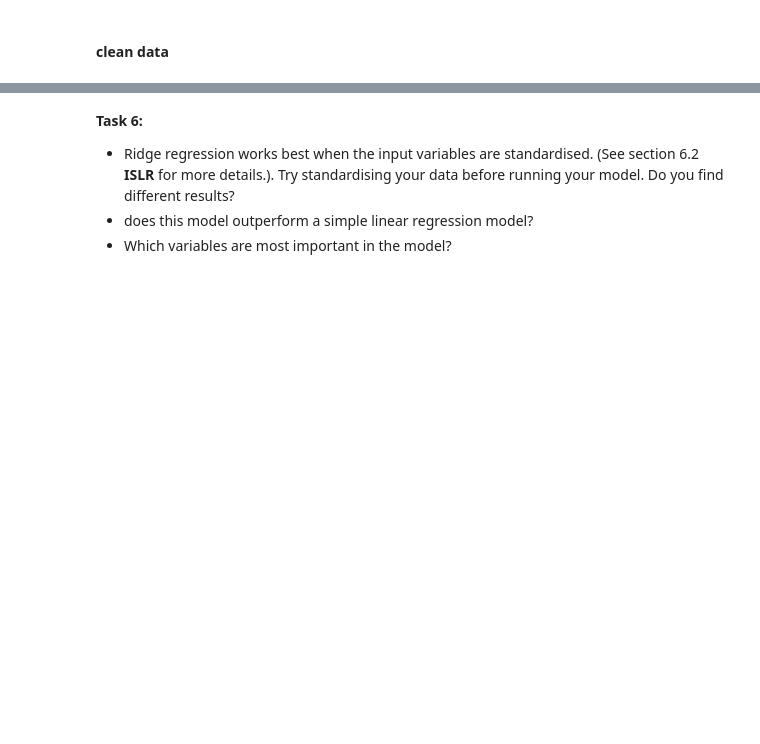
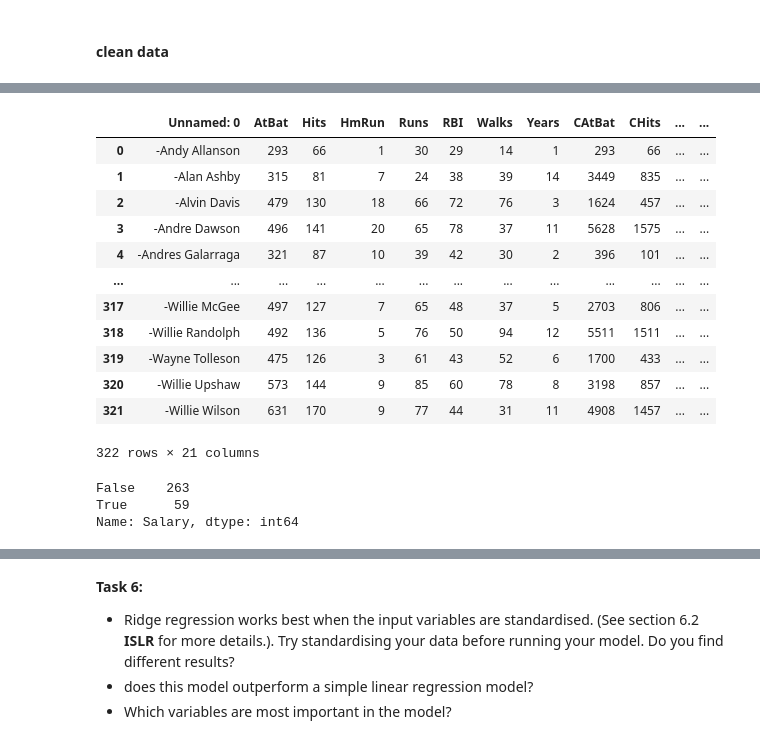
Before and after one commit to RaphaelBouvet/stats_3, a Jupyter notebook: Notebooks/03-CrossValidation&Regularisation.ipynb, the cells around one changed output, grey strips where cells are left out. Saved outputs shown, nothing was run; the diff lists cells and outputs as text; code cells hidden in the pictures; blank space fills up the shorter version.

```diff
--- a/Notebooks/03-CrossValidation&Regularisation.ipynb
+++ b/Notebooks/03-CrossValidation&Regularisation.ipynb
@@ -546,0 +555,22 @@ Some columns do not contain numerical values. You can drop these columns.
+# %%
+baseball
+# %% [output]
+|  | Unnamed: 0 | AtBat | Hits | HmRun | Runs | RBI | Walks | Years | CAtBat | CHits | ... | ... |
+| 0 | -Andy Allanson | 293 | 66 | 1 | 30 | 29 | 14 | 1 | 293 | 66 | ... | ... |
+| 1 | -Alan Ashby | 315 | 81 | 7 | 24 | 38 | 39 | 14 | 3449 | 835 | ... | ... |
+| 2 | -Alvin Davis | 479 | 130 | 18 | 66 | 72 | 76 | 3 | 1624 | 457 | ... | ... |
+| 3 | -Andre Dawson | 496 | 141 | 20 | 65 | 78 | 37 | 11 | 5628 | 1575 | ... | ... |
+| 4 | -Andres Galarraga | 321 | 87 | 10 | 39 | 42 | 30 | 2 | 396 | 101 | ... | ... |
+| ... | ... | ... | ... | ... | ... | ... | ... | ... | ... | ... | ... | ... |
+| 317 | -Willie McGee | 497 | 127 | 7 | 65 | 48 | 37 | 5 | 2703 | 806 | ... | ... |
+| 318 | -Willie Randolph | 492 | 136 | 5 | 76 | 50 | 94 | 12 | 5511 | 1511 | ... | ... |
+| 319 | -Wayne Tolleson | 475 | 126 | 3 | 61 | 43 | 52 | 6 | 1700 | 433 | ... | ... |
+| 320 | -Willie Upshaw | 573 | 144 | 9 | 85 | 60 | 78 | 8 | 3198 | 857 | ... | ... |
+| 321 | -Willie Wilson | 631 | 170 | 9 | 77 | 44 | 31 | 11 | 4908 | 1457 | ... | ... |
+322 rows × 21 columns
+# %%
+baseball.Salary.isna().value_counts()
+# %% [output]
+False    263
+True      59
+Name: Salary, dtype: int64
```
Also changed, not shown: parts of 16 cells of this notebook, 1 other file.
